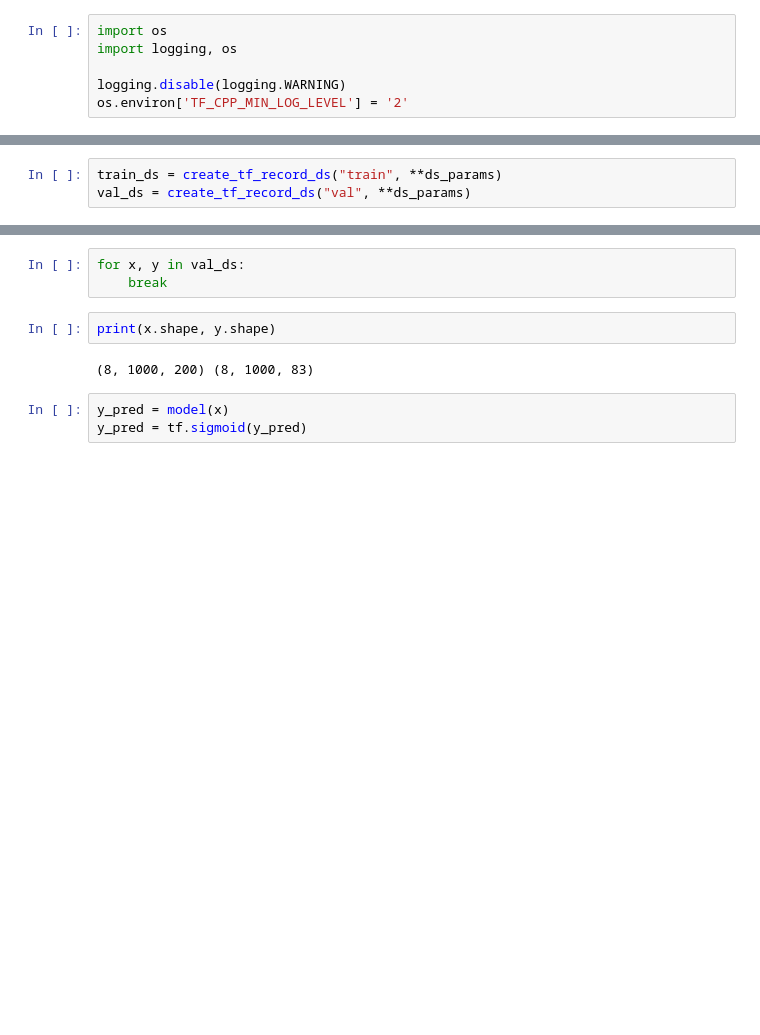
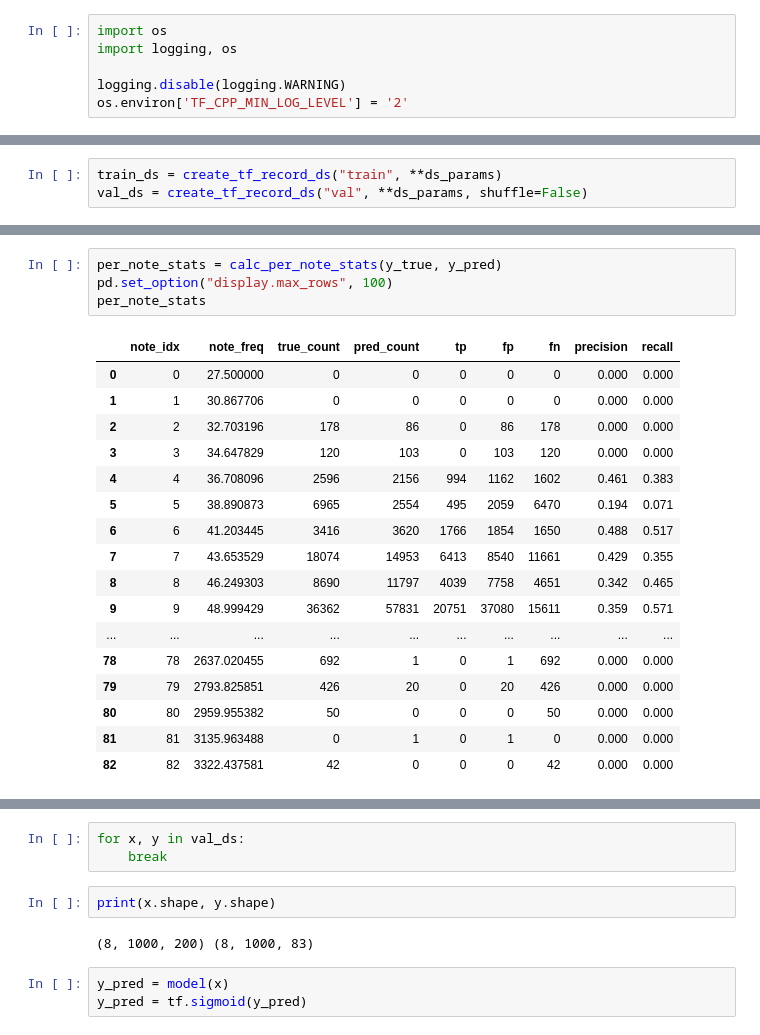
Before and after one commit to Lezek123/musicnet-transcription, a Jupyter notebook: notebooks/ModelEval.ipynb, the cells around one changed output, grey strips where cells are left out. Drawn from its saved outputs; the diff is of its cells as text; blank space fills up the shorter version.

```diff
--- a/notebooks/ModelEval.ipynb
+++ b/notebooks/ModelEval.ipynb
@@ -42,4 +61,4 @@ ds_params = {
 }
 # %%
 train_ds = create_tf_record_ds("train", **ds_params)
-val_ds = create_tf_record_ds("val", **ds_params)
+val_ds = create_tf_record_ds("val", **ds_params, shuffle=False)
@@ -50,0 +156,22 @@ model.evaluate(val_ds)
+# %%
+per_note_stats = calc_per_note_stats(y_true, y_pred)
+pd.set_option("display.max_rows", 100)
+per_note_stats
+# %% [output]
+|  | note_idx | note_freq | true_count | pred_count | tp | fp | fn | precision | recall |
+| 0 | 0 | 27.500000 | 0 | 0 | 0 | 0 | 0 | 0.000 | 0.000 |
+| 1 | 1 | 30.867706 | 0 | 0 | 0 | 0 | 0 | 0.000 | 0.000 |
+| 2 | 2 | 32.703196 | 178 | 86 | 0 | 86 | 178 | 0.000 | 0.000 |
+| 3 | 3 | 34.647829 | 120 | 103 | 0 | 103 | 120 | 0.000 | 0.000 |
+| 4 | 4 | 36.708096 | 2596 | 2156 | 994 | 1162 | 1602 | 0.461 | 0.383 |
+| 5 | 5 | 38.890873 | 6965 | 2554 | 495 | 2059 | 6470 | 0.194 | 0.071 |
+| 6 | 6 | 41.203445 | 3416 | 3620 | 1766 | 1854 | 1650 | 0.488 | 0.517 |
+| 7 | 7 | 43.653529 | 18074 | 14953 | 6413 | 8540 | 11661 | 0.429 | 0.355 |
+| 8 | 8 | 46.249303 | 8690 | 11797 | 4039 | 7758 | 4651 | 0.342 | 0.465 |
+| 9 | 9 | 48.999429 | 36362 | 57831 | 20751 | 37080 | 15611 | 0.359 | 0.571 |
+| ... | ... | ... | ... | ... | ... | ... | ... | ... | ... |
+| 78 | 78 | 2637.020455 | 692 | 1 | 0 | 1 | 692 | 0.000 | 0.000 |
+| 79 | 79 | 2793.825851 | 426 | 20 | 0 | 20 | 426 | 0.000 | 0.000 |
+| 80 | 80 | 2959.955382 | 50 | 0 | 0 | 0 | 50 | 0.000 | 0.000 |
+| 81 | 81 | 3135.963488 | 0 | 1 | 0 | 1 | 0 | 0.000 | 0.000 |
+| 82 | 82 | 3322.437581 | 42 | 0 | 0 | 0 | 42 | 0.000 | 0.000 |
```
Also changed, not shown: parts of 16 cells of this notebook, 9 other files.
